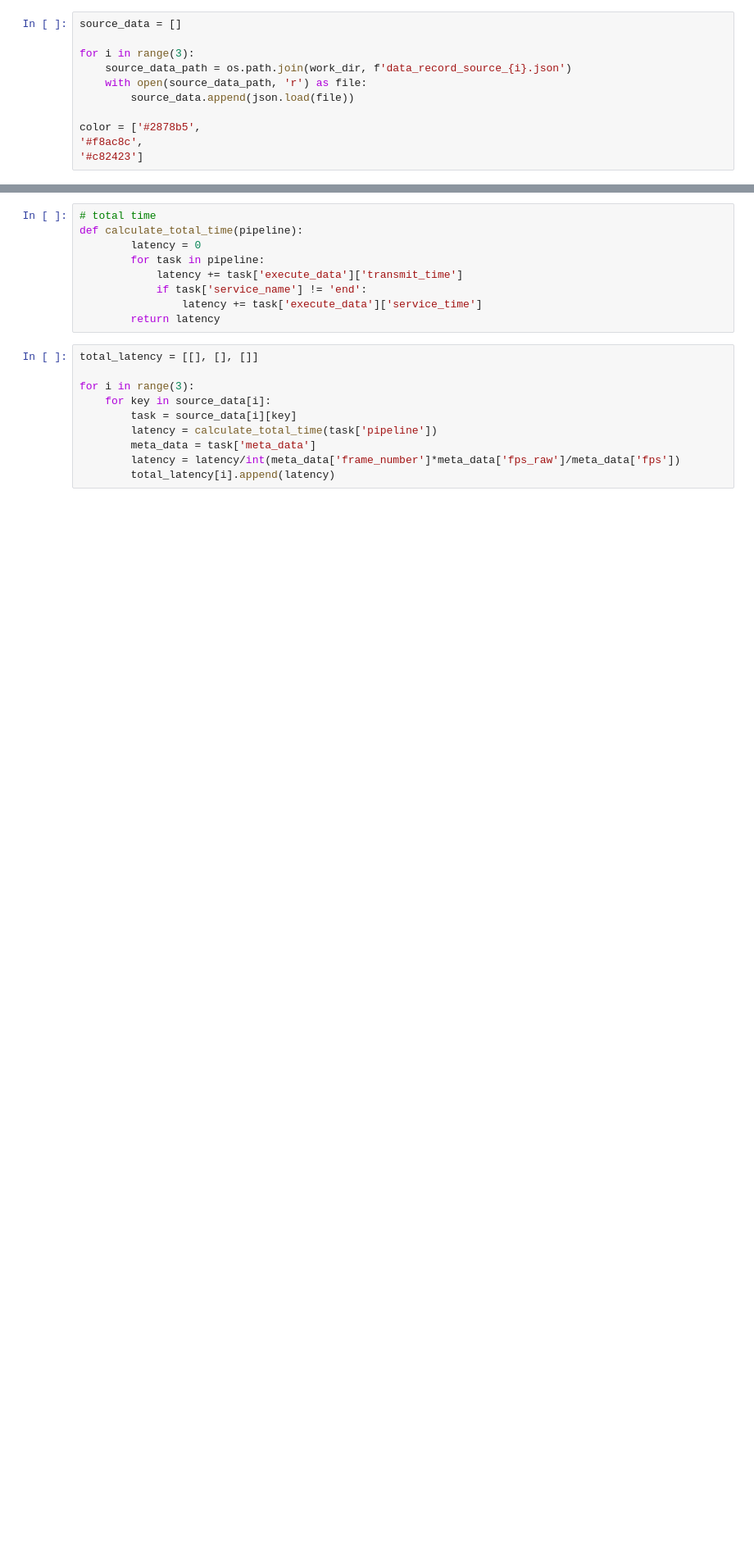
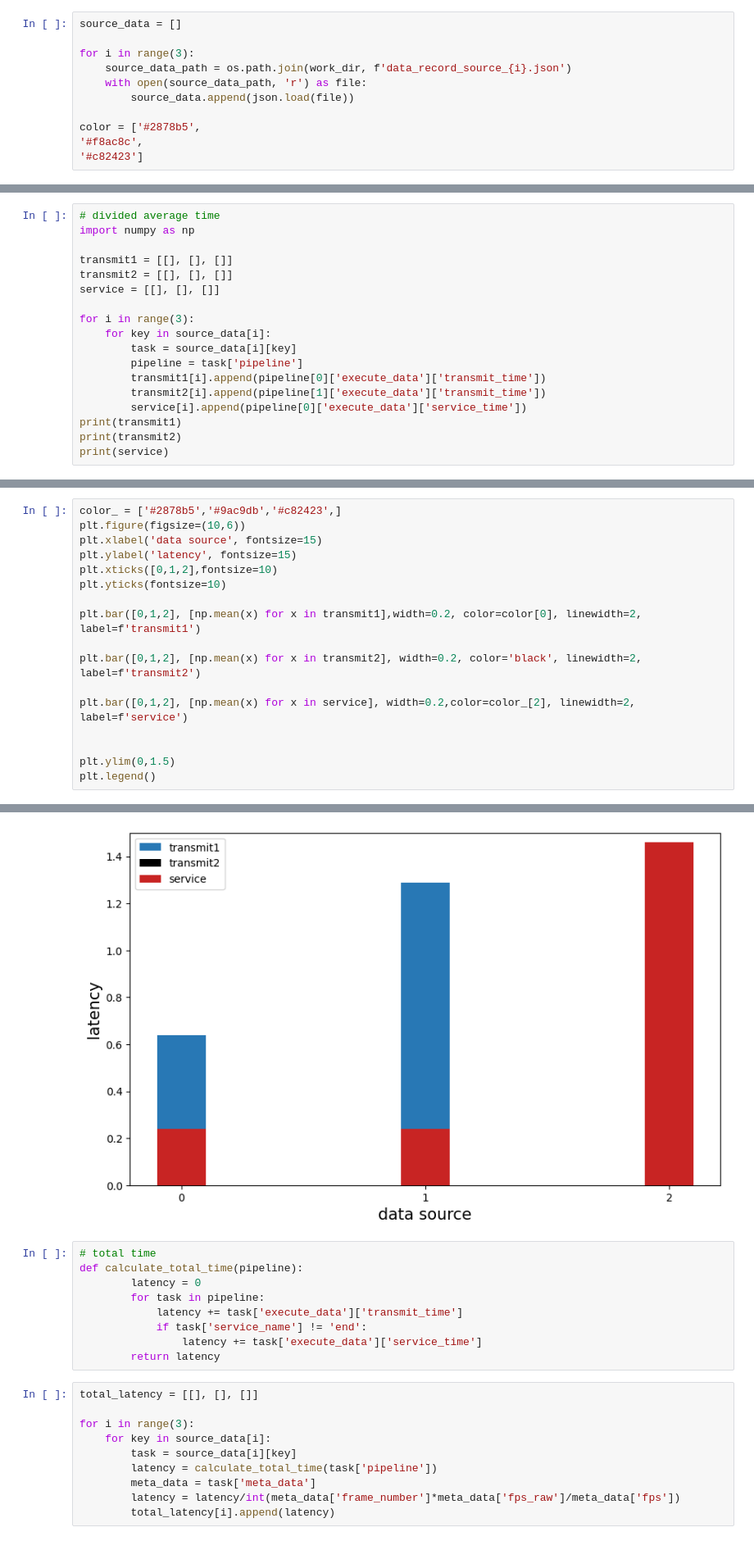
Before and after one commit to zwh2119/Auto-Edge, a Jupyter notebook: expr/plot_car_detection_results.ipynb, the cells around one changed output, grey strips where cells are left out. Shown: that part at 82% size. Saved outputs shown, nothing was run; the diff lists cells and outputs as text; blank space fills up the shorter version.

```diff
--- a/expr/plot_car_detection_results.ipynb
+++ b/expr/plot_car_detection_results.ipynb
@@ -74,0 +75,18 @@ plt.legend()
+# %%
+# divided average time
+import numpy as np
+
+transmit1 = [[], [], []]
+transmit2 = [[], [], []]
+service = [[], [], []]
+
+for i in range(3):
+    for key in source_data[i]:
+        task = source_data[i][key]
+        pipeline = task['pipeline']
+        transmit1[i].append(pipeline[0]['execute_data']['transmit_time'])
+        transmit2[i].append(pipeline[1]['execute_data']['transmit_time'])
+        service[i].append(pipeline[0]['execute_data']['service_time'])
+print(transmit1)
+print(transmit2)
+print(service)
@@ -74,0 +97,18 @@ plt.legend()
+# %%
+color_ = ['#2878b5','#9ac9db','#c82423',]
+plt.figure(figsize=(10,6))
+plt.xlabel('data source', fontsize=15)
+plt.ylabel('latency', fontsize=15)
+plt.xticks([0,1,2],fontsize=10)
+plt.yticks(fontsize=10)
+
+plt.bar([0,1,2], [np.mean(x) for x in transmit1],width=0.2, color=color[0], linewidth=2, label=f'transmit1')
+
+plt.bar([0,1,2], [np.mean(x) for x in transmit2], width=0.2, color='black', linewidth=2, label=f'transmit2')
+
+plt.bar([0,1,2], [np.mean(x) for x in service], width=0.2,color=color_[2], linewidth=2, label=f'service')
+
+
+plt.ylim(0,1.5)
+plt.legend()
+# %% [output]
@@ -75,3 +116,4 @@ plt.legend()
+[figure, added]
 # %%
 # total time
 def calculate_total_time(pipeline):
```
Also changed, not shown: parts of 11 cells of this notebook, 3 other files.
